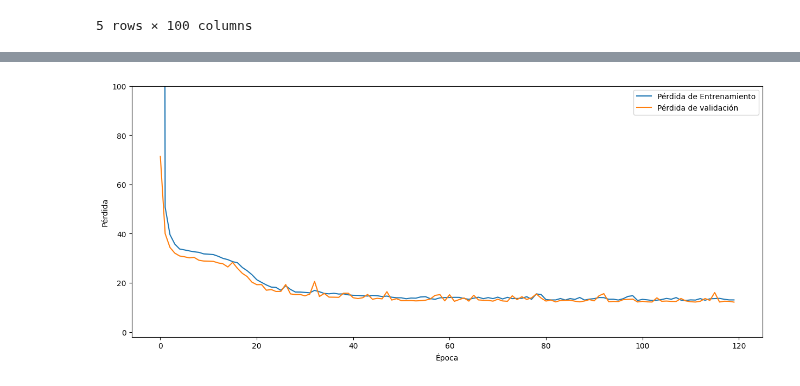
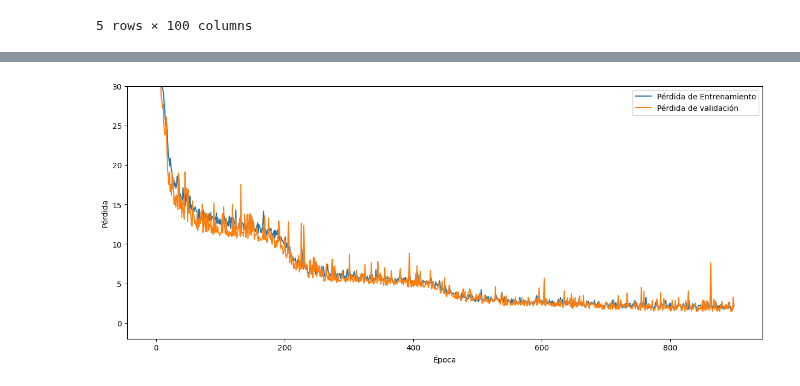
Before and after one commit to ValeFernando840/Ray-Tracing, a Jupyter notebook: Entrenamiento_Longitudes.ipynb, the cells around one changed output, grey strips where cells are left out. Saved outputs shown, nothing was run; the diff lists cells and outputs as text; code cells hidden in the pictures.

Commit message:
nuevos modelos de longitud y reacomodamiento de modelos de lat lon

```diff
--- a/Entrenamiento_Longitudes.ipynb
+++ b/Entrenamiento_Longitudes.ipynb
@@ -66,13 +65,16 @@ y_test.head()
 5 rows × 100 columns
 # %%
 # Modelo Red Neuronal capas
-l2_reg = 0.005
+l2_reg = 0.0005
 inputs = Input(shape =(10,))
 encoded = Dense(8, activation = 'relu',kernel_regularizer=l2(l2_reg))(inputs)
-encoded = Dense(16, activation = "relu",kernel_regularizer=l2(l2_reg))(encoded)
-encoded = Dense(32, activation = "relu",kernel_regularizer=l2(l2_reg))(encoded)
-encoded = Dense(64, activation = "relu",kernel_regularizer=l2(l2_reg))(encoded)
-decoded = Dense(100, activation = 'linear',kernel_regularizer=l2(l2_reg))(encoded)
+encoded = Dense(16, activation = 'relu',kernel_regularizer=l2(l2_reg))(encoded)
+encoded = Dense(32, activation = 'relu',kernel_regularizer=l2(l2_reg))(encoded)
+encoded = Dense(64, activation = 'relu',kernel_regularizer=l2(l2_reg))(encoded)
+encoded = Dense(84, activation = 'relu',kernel_regularizer=l2(l2_reg))(encoded)
+# encoded = Dense(84, activation = 'relu',kernel_regularizer=l2(l2_reg))(encoded)
+
+decoded = Dense(100, activation = 'linear',kernel_regularizer=l2(l2_reg), name='longitudes_output')(encoded)
 
 autoencoder = Model(inputs,decoded)
 autoencoder.compile(optimizer = 'adamW', loss='mse')
@@ -99,6 +103,6 @@ Model: "functional"
  Non-trainable params: 0 (0.00 B)
 # %%
 # Entrenamiento
-history = autoencoder.fit(x_train,y_train, epochs=120, batch_size = 80,
-                          validation_data = (x_test,y_test))
+history = autoencoder.fit(x_train,y_train, epochs=900, batch_size = 70,
+                          validation_split = 0.2)
 # %% [output]
@@ -122,14 +130,14 @@ Epoch 120/120
 # %%
 # Función de Pérdida durante el entrenamiento
 plt.figure(figsize=(15,6))
 plt.plot(history.history['loss'], label = 'Pérdida de Entrenamiento')
 plt.plot(history.history['val_loss'], label = 'Pérdida de validación')
 plt.xlabel('Época')
 plt.ylabel('Pérdida')
-plt.ylim(-2,100)
+plt.ylim(-2,30)
 plt.legend()
 plt.show()
 # %% [output]
-[figure, old version]
+[figure, new version]
 # %%
 # Predecimos una muestra en particular de mi df
```
Also changed, not shown: parts of 7 cells of this notebook, 36 other files.
